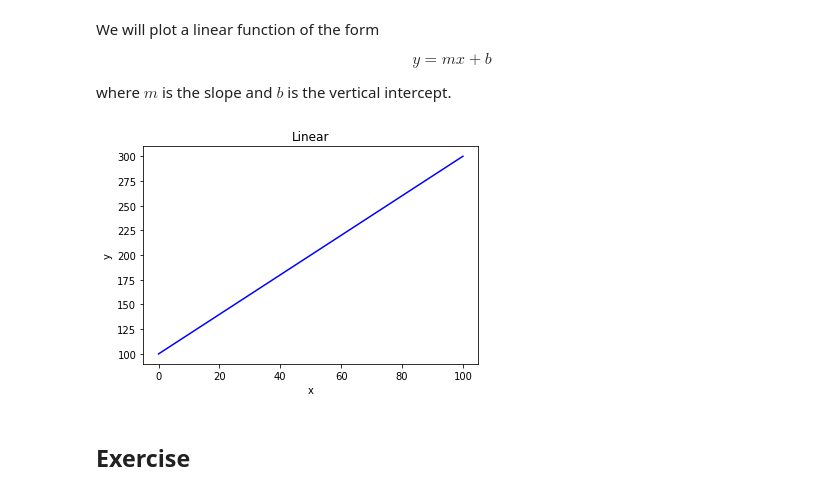
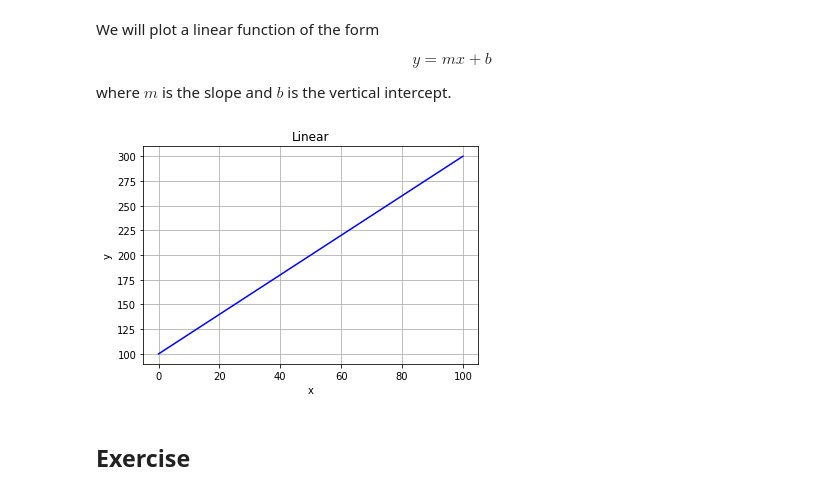
Before and after one commit to atitus/STLinATL, a Jupyter notebook: workshop2/04-plot-functions/04-plot-functions.ipynb, the cells around one changed output. Saved outputs shown, nothing was run; the diff lists cells and outputs as text; code cells hidden in the pictures.

```diff
--- a/workshop2/04-plot-functions/04-plot-functions.ipynb
+++ b/workshop2/04-plot-functions/04-plot-functions.ipynb
@@ -22,19 +22,20 @@ where $m$ is the slope and $b$ is the vertical intercept.
 # %%
 # create the data arrays
 xdata = np.linspace(0,100,100) # this creates 100 points for the independent between 0 and 100, including both 0 and 100
 m = 2 # slope
 b = 100 # y intercept
 ydata = m*xdata + b # dependent variable
 
 # plot
 fig = plt.figure()
 plt.title('Linear')
 plt.xlabel('x')
 plt.ylabel('y')
+plt.grid(which='both', axis='both')
 plt.plot(xdata,ydata,'b-')
 plt.show()
 # %% [output]
-[figure, old version]
+[figure, new version]
 # %% [markdown]
 ## Exercise
 # %% [markdown]
```
Also changed, not shown: parts of 6 cells of this notebook, 13 other files.
